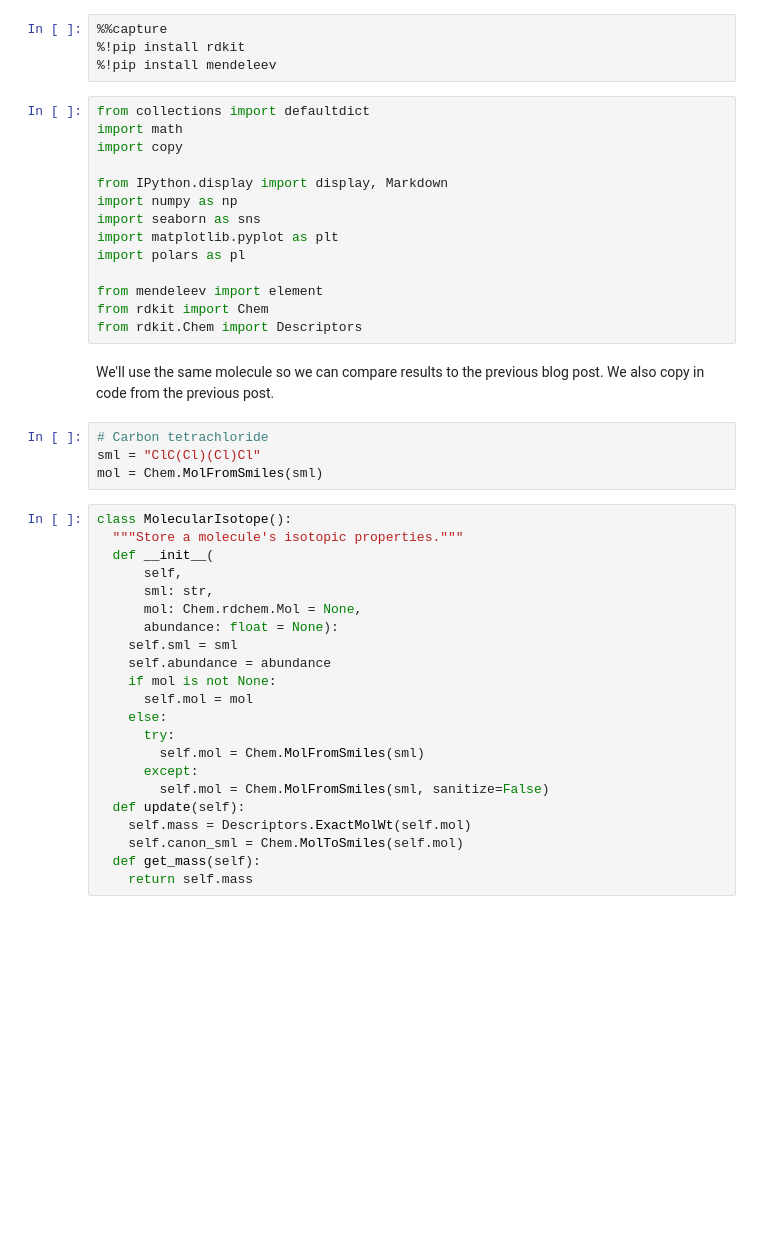
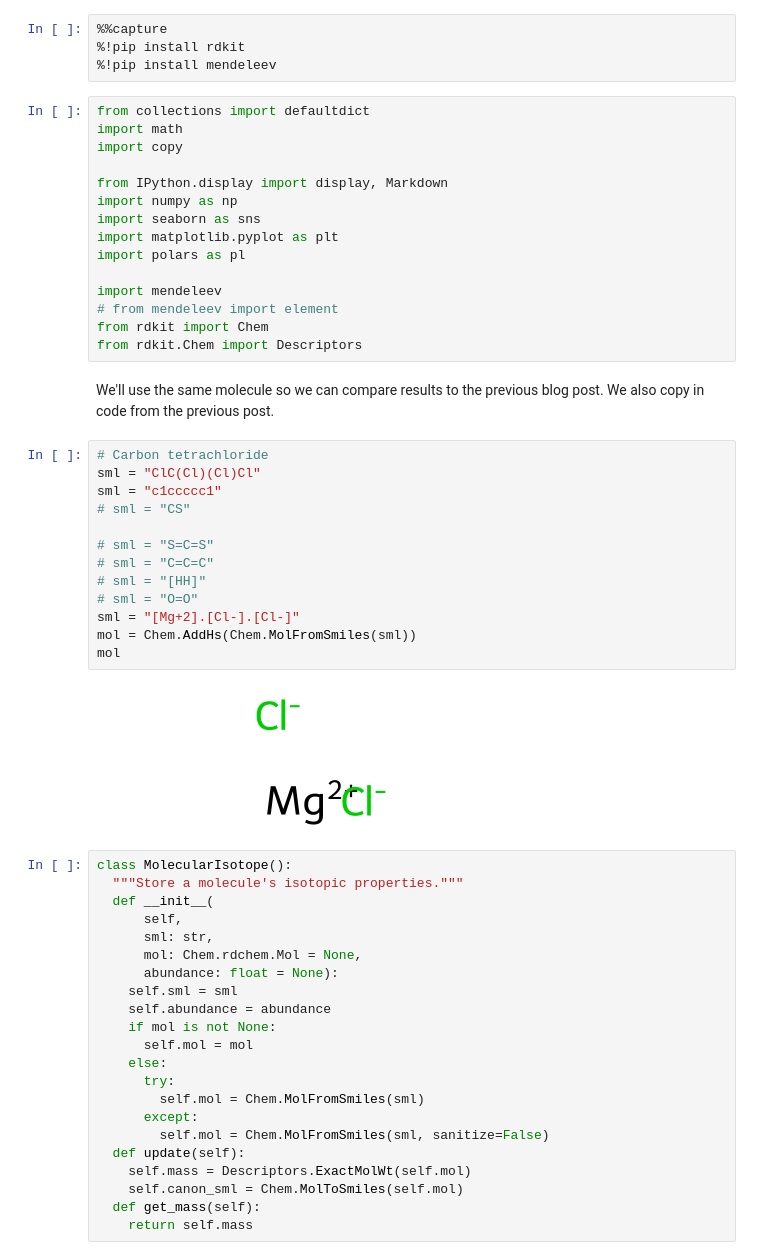
Before and after one commit to bertiewooster/bertiewooster.github.io, a Jupyter notebook: _notebooks/Mass_spectrometry_molecular_isotopic_distribution_2.ipynb, the cells around one changed output. Cells and saved outputs as stored; diff of their text form; blank space fills up the shorter version.

```diff
--- a/_notebooks/Mass_spectrometry_molecular_isotopic_distribution_2.ipynb
+++ b/_notebooks/Mass_spectrometry_molecular_isotopic_distribution_2.ipynb
@@ -19,7 +23,8 @@ import seaborn as sns
 import matplotlib.pyplot as plt
 import polars as pl
 
-from mendeleev import element
+import mendeleev
+# from mendeleev import element
 from rdkit import Chem
 from rdkit.Chem import Descriptors
 # %% [markdown]
@@ -27,7 +32,18 @@ We'll use the same molecule so we can compare results to the previous blog post.
 # %%
 # Carbon tetrachloride
 sml = "ClC(Cl)(Cl)Cl"
-mol = Chem.MolFromSmiles(sml)
+sml = "c1ccccc1"
+# sml = "CS"
+
+# sml = "S=C=S"
+# sml = "C=C=C"
+# sml = "[HH]"
+# sml = "O=O"
+sml = "[Mg+2].[Cl-].[Cl-]"
+mol = Chem.AddHs(Chem.MolFromSmiles(sml))
+mol
+# %% [output]
+[figure, added]
 # %%
 class MolecularIsotope():
   """Store a molecule's isotopic properties."""
```
Also changed, not shown: parts of 15 cells of this notebook, 1 other file.
